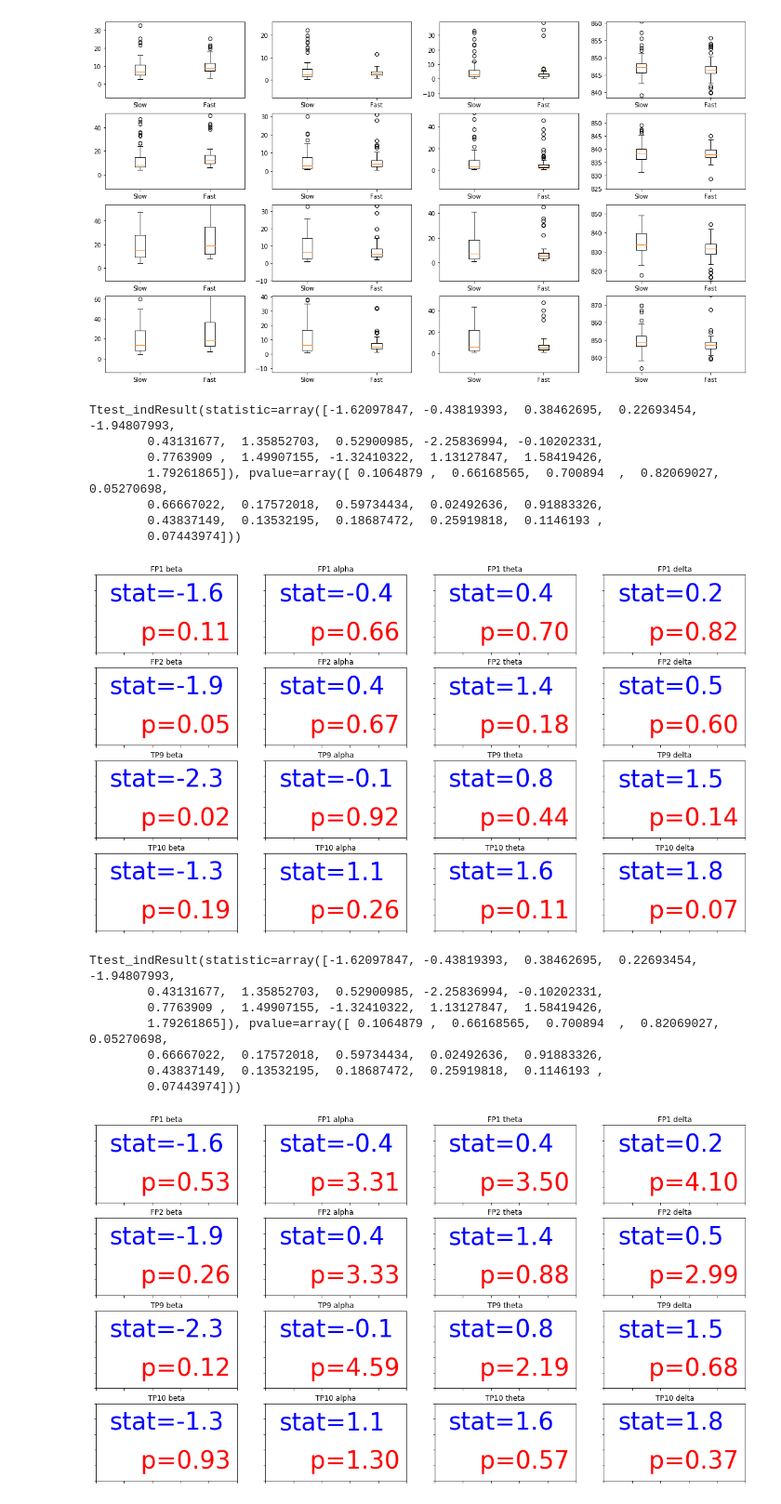
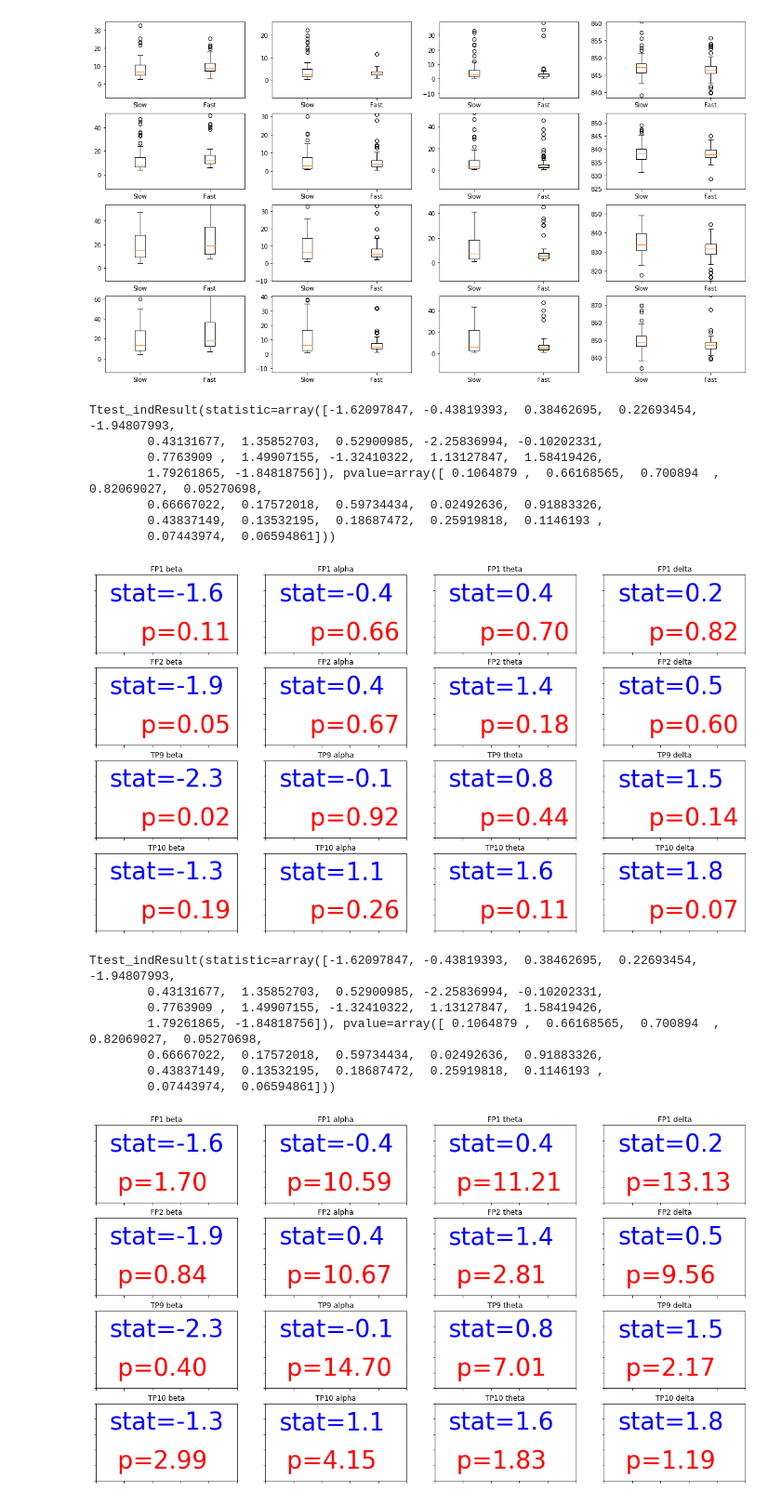
Before and after one commit to HALtheWise/neurotech-bmi, a Jupyter notebook: statistics.ipynb, the cells around one changed output. Shown at 93% size. Cells and saved outputs as stored; diff of their text form; code cells hidden in the pictures.

```diff
--- a/statistics.ipynb
+++ b/statistics.ipynb
@@ -88,5 +89,5 @@ TP10 delta      |  0.07
 # %%
-def make_boxplot(i, ax=plt, title=True):
+def make_boxplot(i, ax, title=True):
     if title:
         ax.set_title(slow_allchan.columns[i])
     plt.boxplot([slow[:,i],fast[:,i]]);
@@ -133,42 +141,42 @@ fig.savefig('statgrid-wrong.png', dpi=300)
 Ttest_indResult(statistic=array([-1.62097847, -0.43819393,  0.38462695,  0.22693454, -1.94807993,
         0.43131677,  1.35852703,  0.52900985, -2.25836994, -0.10202331,
         0.7763909 ,  1.49907155, -1.32410322,  1.13127847,  1.58419426,
-        1.79261865]), pvalue=array([ 0.1064879 ,  0.66168565,  0.700894  ,  0.82069027,  0.05270698,
+        1.79261865, -1.84818756]), pvalue=array([ 0.1064879 ,  0.66168565,  0.700894  ,  0.82069027,  0.05270698,
         0.66667022,  0.17572018,  0.59734434,  0.02492636,  0.91883326,
         0.43837149,  0.13532195,  0.18687472,  0.25919818,  0.1146193 ,
-        0.07443974]))
+        0.07443974,  0.06594861]))
 [figure]
 # %%
 res = scipy.stats.ttest_ind(slow_allchan.as_matrix(), fast_allchan.as_matrix())
 stats = res.statistic
-pvalues = res.pvalue * len(slow)
+pvalues = res.pvalue * 16
 print res
 
 fig = plt.figure(figsize=np.array([16,9])*1.2)
 for i in range(16):
     ax = fig.add_subplot(4, 4, i+1)
     ax.set_title(slow_allchan.columns[i])
     ax.text(0.1, 0.75, 'stat={:3.1f}'.format(stats[i]), horizontalalignment='left',
          verticalalignment='center',
          transform=ax.transAxes,
             fontsize=40, color='blue')
 
-    ax.text(0.1, 0.25, '    p={:2.2f}'.format(pvalues[i]), horizontalalignment='left',
+    ax.text(0.1, 0.25, ' p={:2.2f}'.format(pvalues[i]), horizontalalignment='left',
          verticalalignment='center',
          transform=ax.transAxes,
             fontsize=40, color='red')
 
     ax.set_xticklabels([])
     ax.set_yticklabels([])
 
 
 fig.savefig('statgrid-corrected.png', dpi=300)
 # %% [output]
 Ttest_indResult(statistic=array([-1.62097847, -0.43819393,  0.38462695,  0.22693454, -1.94807993,
         0.43131677,  1.35852703,  0.52900985, -2.25836994, -0.10202331,
         0.7763909 ,  1.49907155, -1.32410322,  1.13127847,  1.58419426,
-        1.79261865]), pvalue=array([ 0.1064879 ,  0.66168565,  0.700894  ,  0.82069027,  0.05270698,
+        1.79261865, -1.84818756]), pvalue=array([ 0.1064879 ,  0.66168565,  0.700894  ,  0.82069027,  0.05270698,
         0.66667022,  0.17572018,  0.59734434,  0.02492636,  0.91883326,
         0.43837149,  0.13532195,  0.18687472,  0.25919818,  0.1146193 ,
-        0.07443974]))
+        0.07443974,  0.06594861]))
-[figure, old version]
+[figure, new version]
```
Also changed, not shown: parts of 2 cells of this notebook, 4 other files.
